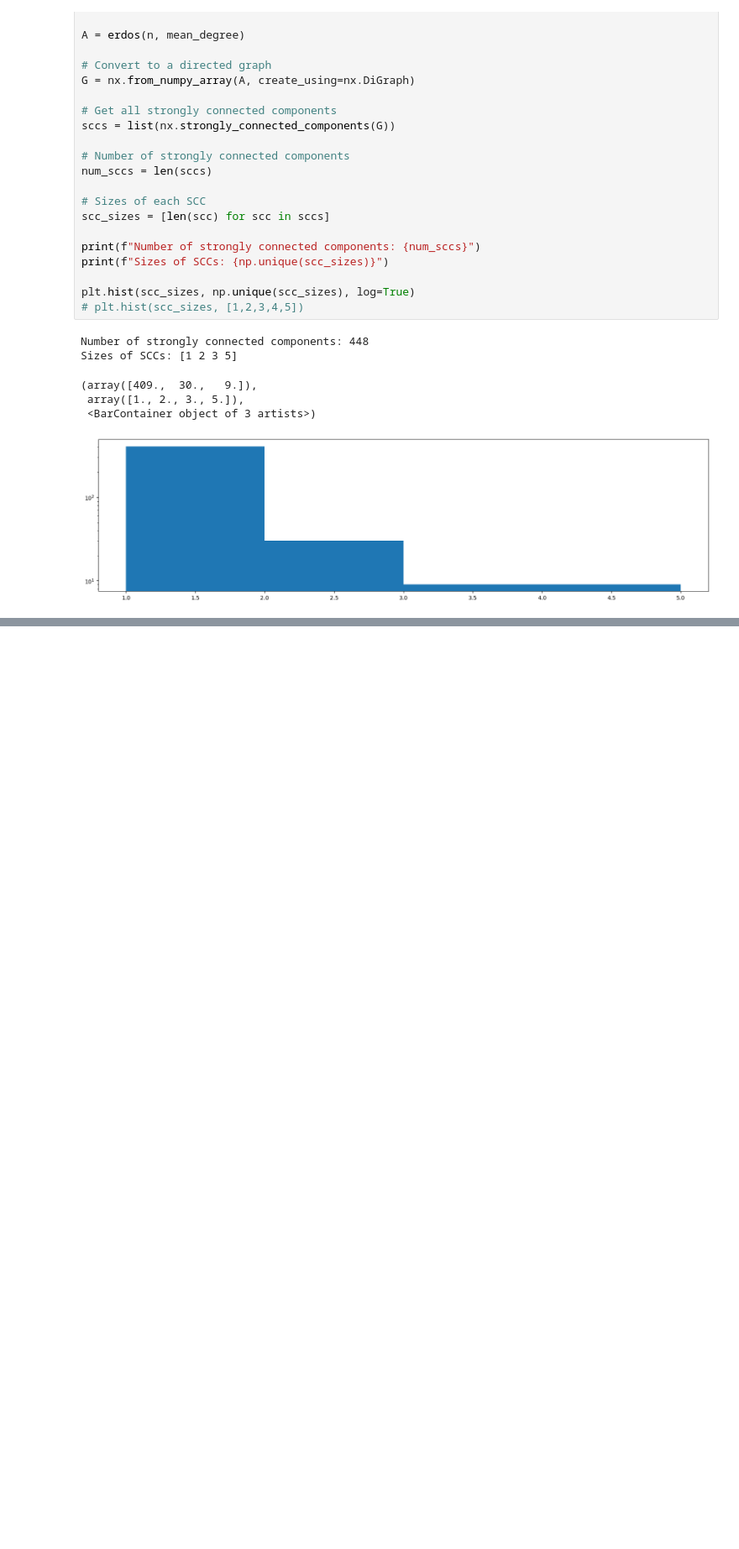
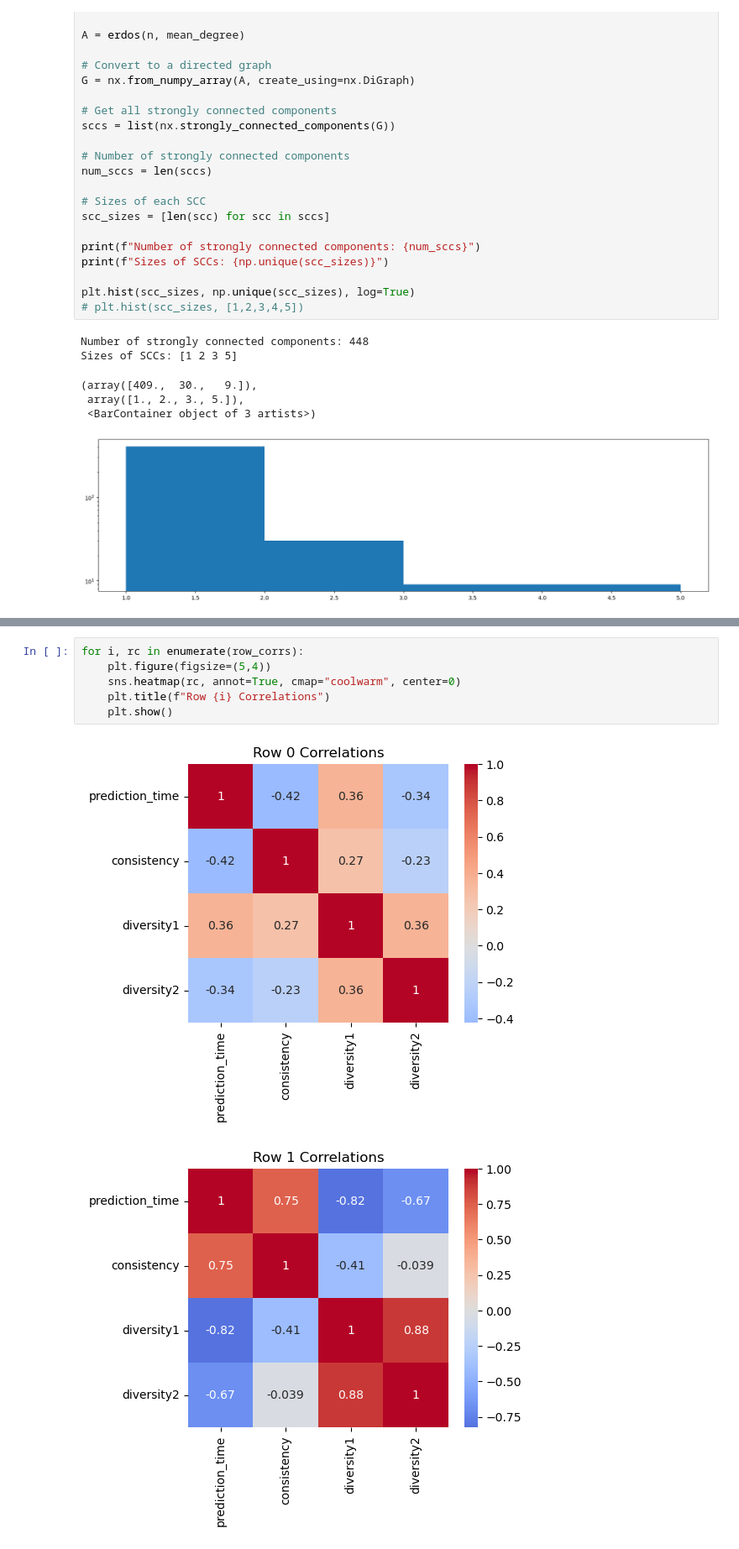
Before and after one commit to seyfdall/Thinned_Rescomp, a Jupyter notebook: scratch.ipynb, the cells around one changed output, grey strips where cells are left out. Shown at 84% size. Saved outputs shown, nothing was run; the diff lists cells and outputs as text; blank space fills up the shorter version.

```diff
--- a/scratch.ipynb
+++ b/scratch.ipynb
@@ -209,0 +274,9 @@ Sizes of SCCs: [1 2 3 5]
+# %%
+for i, rc in enumerate(row_corrs):
+    plt.figure(figsize=(5,4))
+    sns.heatmap(rc, annot=True, cmap="coolwarm", center=0)
+    plt.title(f"Row {i} Correlations")
+    plt.show()
+# %% [output]
+[figure, added]
+[figure, added]
```
Also changed, not shown: parts of 8 cells of this notebook, 2 other files.
